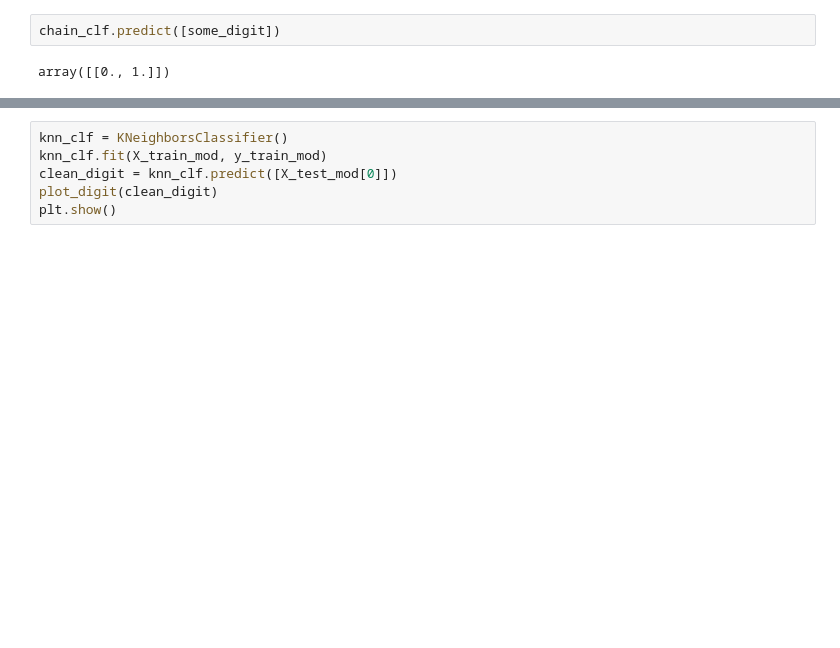
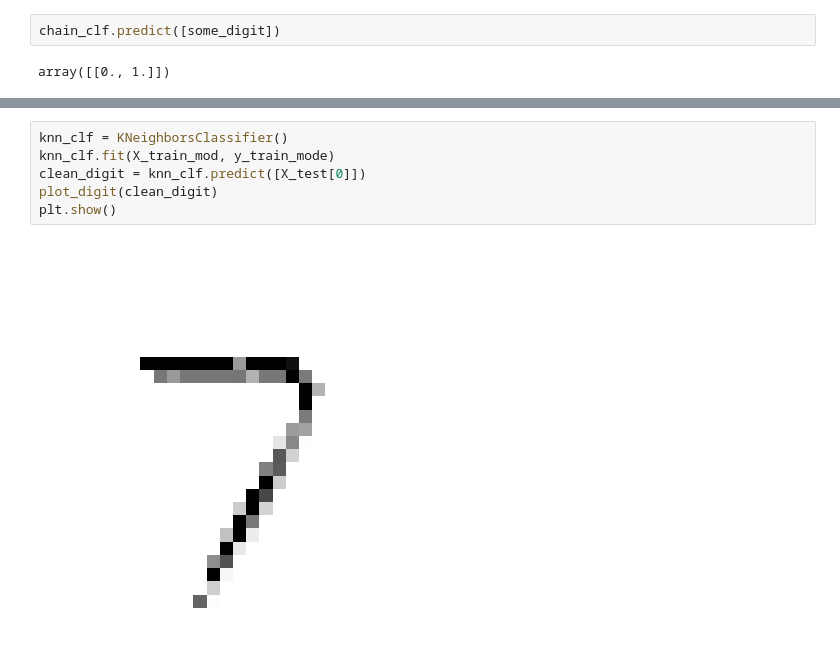
Before and after one commit to iamdurgesh/ML-Projects-By-Topic, a Jupyter notebook: classification.ipynb, the cells around one changed output, grey strips where cells are left out. Cells and saved outputs as stored; diff of their text form; blank space fills up the shorter version.

```diff
--- a/classification.ipynb
+++ b/classification.ipynb
@@ -505,6 +516,8 @@ y_test_mode = X_test
 # %%
 knn_clf = KNeighborsClassifier()
-knn_clf.fit(X_train_mod, y_train_mod)
-clean_digit = knn_clf.predict([X_test_mod[0]])
+knn_clf.fit(X_train_mod, y_train_mode)
+clean_digit = knn_clf.predict([X_test[0]])
 plot_digit(clean_digit)
 plt.show()
+# %% [output]
+[figure, added]
```
Also changed, not shown: parts of 3 cells of this notebook.
